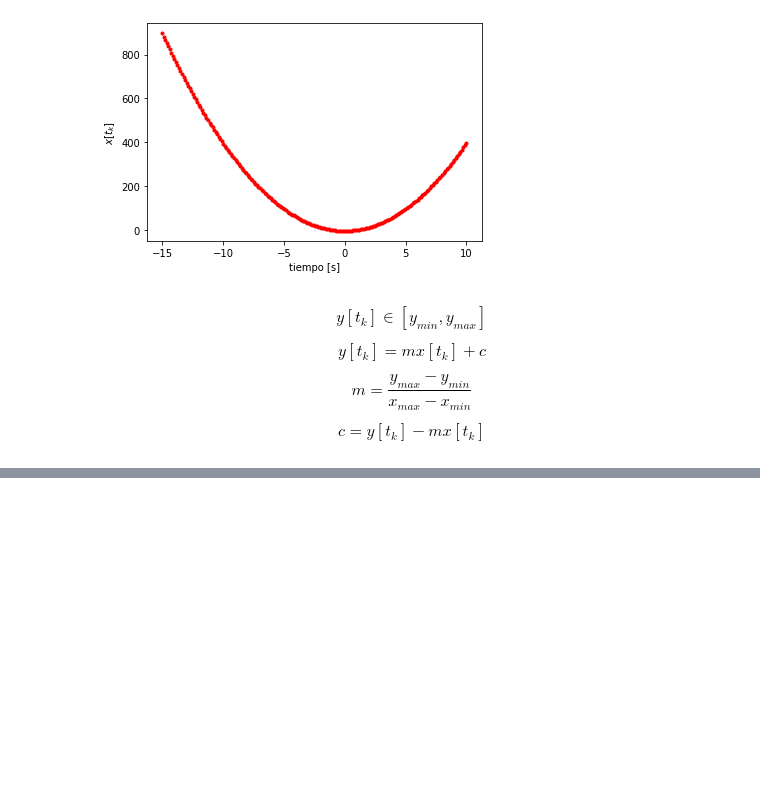
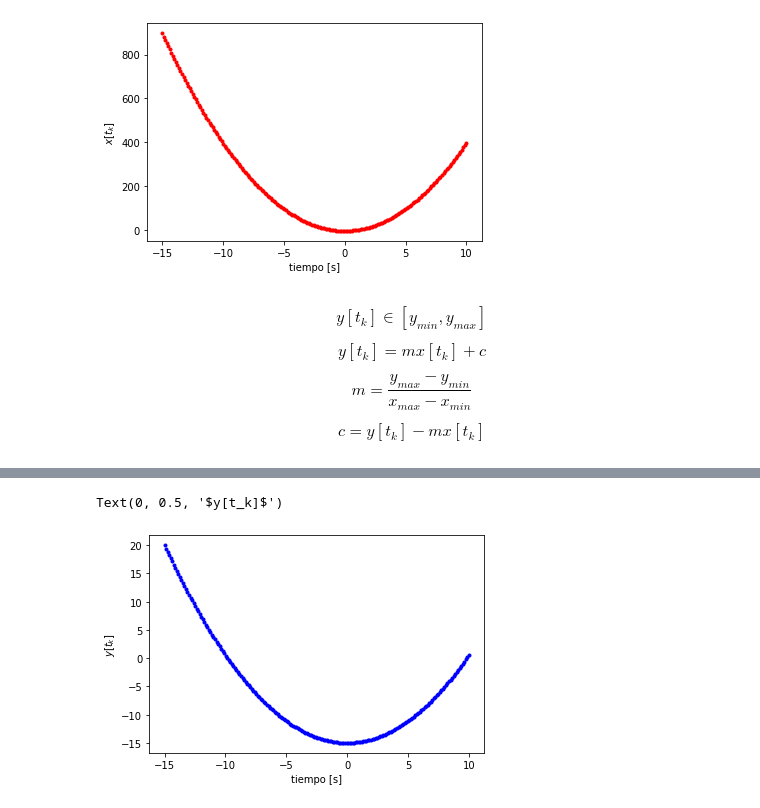
Before and after one commit to amalvarezme/SenalesSistemas, a Jupyter notebook: ejemplo1SyS2021.ipynb, the cells around one changed output, grey strips where cells are left out. Saved outputs shown, nothing was run; the diff lists cells and outputs as text; code cells hidden in the pictures; blank space fills up the shorter version.

```diff
--- a/ejemplo1SyS2021.ipynb
+++ b/ejemplo1SyS2021.ipynb
@@ -256,0 +264,7 @@ plt.subplots_adjust(hspace=0.5,wspace=0.5)
+# %%
+plt.plot(tv,yv,'b.')
+plt.xlabel('tiempo [s]')
+plt.ylabel('$y[t_k]$')
+# %% [output]
+Text(0, 0.5, '$y[t_k]$')
+[figure, added]
```
Also changed, not shown: parts of 9 cells of this notebook.
